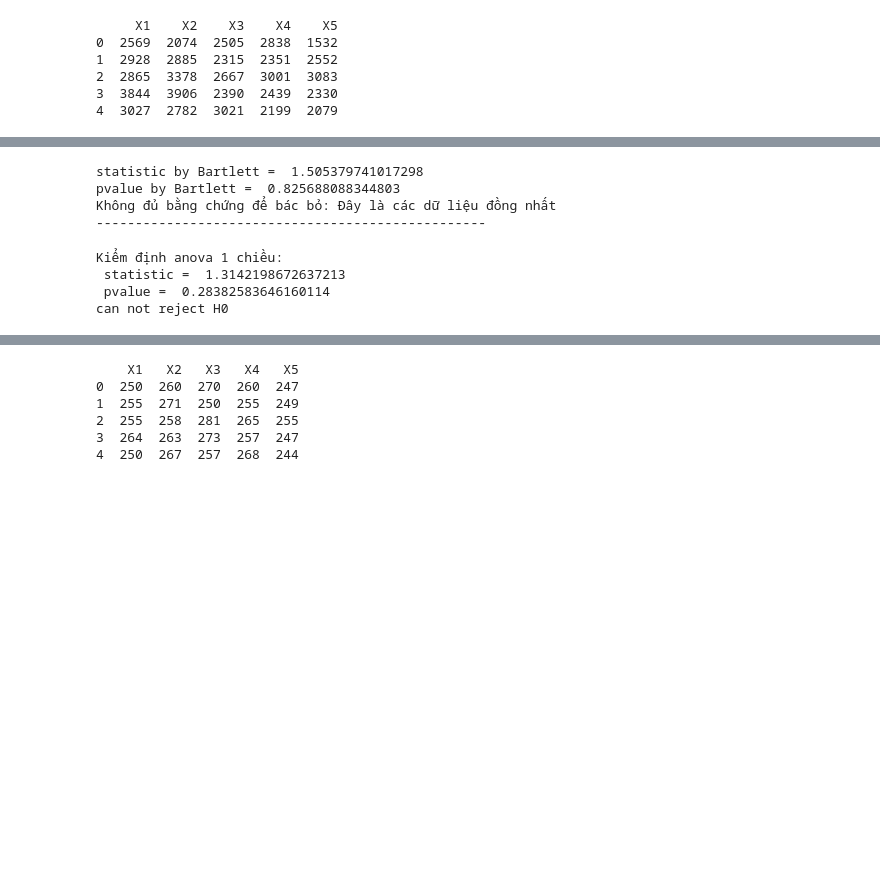
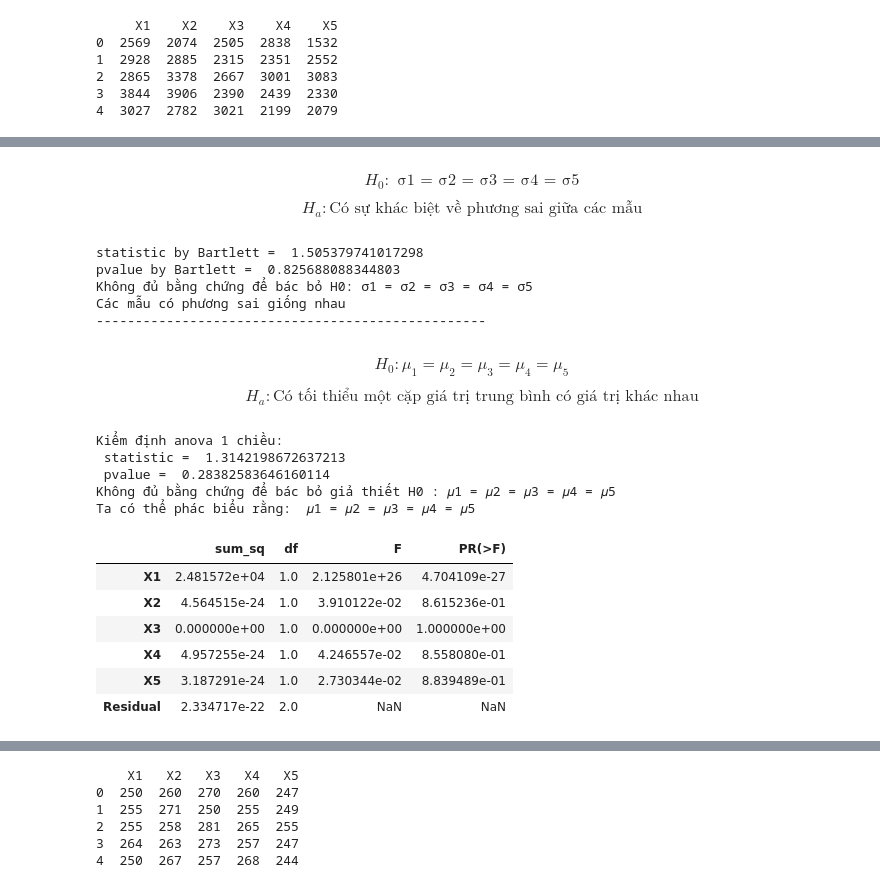
Before and after one commit to thucuyen127/testt, a Jupyter notebook: ANOVA_ONEWay5s.ipynb, the cells around one changed output, grey strips where cells are left out. Saved outputs shown, nothing was run; the diff lists cells and outputs as text; code cells hidden in the pictures; blank space fills up the shorter version.

```diff
--- a/ANOVA_ONEWay5s.ipynb
+++ b/ANOVA_ONEWay5s.ipynb
@@ -165,3 +201,6 @@ Không đủ bằng chứng để bác bỏ: Đây là dữ liệu phân phối
+# %% [markdown]
+$$H_{0}: \text{ σ1 =  σ2 =  σ3 =  σ4 = σ5}$$
+$$H_{a}: \text{Có sự khác biệt về phương sai giữa các mẫu}$$
 # %%
 #Code kiểm định tính đồng nhất về phương sai của các nhóm
 
@@ -169,28 +208,53 @@ st13, p13 = stats.bartlett(data2['X1'], data2['X2'], data2['X3'], data2['X4'], d
 print('statistic by Bartlett = ',st13)
 print('pvalue by Bartlett = ',p13)
 if (p13 > 0.05):
-    print('Không đủ bằng chứng để bác bỏ: Đây là các dữ liệu đồng nhất')
+    print('Không đủ bằng chứng để bác bỏ H0: σ1 = σ2 = σ3 = σ4 = σ5')
+    print('Các mẫu có phương sai giống nhau')
 else:
-    print('Đấy không phải là các dữ liệu đồng nhất')
+    print('Đã có đủ bằng chứng để bác bỏ giả thuyết Ho: σ1 = σ2 = σ3 = σ4 = σ5')
+    print('Đồng nghĩa với việc chúng ta chấp nhận giả thuyết Ha:')
+    print('Có sự khác biệt về phương sai giữa các mẫu')
 print('-'*50)
 # %% [output]
 statistic by Bartlett =  1.505379741017298
 pvalue by Bartlett =  0.825688088344803
-Không đủ bằng chứng để bác bỏ: Đây là các dữ liệu đồng nhất
+Không đủ bằng chứng để bác bỏ H0: σ1 = σ2 = σ3 = σ4 = σ5
+Các mẫu có phương sai giống nhau
 --------------------------------------------------
+# %% [markdown]
+$$H_{0}: \mu_{1} = \mu_{2} = \mu_{3} = \mu_{4} = \mu_{5}$$
+$$H_{a}: \text{Có tối thiểu một cặp giá trị trung bình có giá trị khác nhau}$$
 # %%
 #kiểm định anova 1 chiều
 statistic,pvalue = f_oneway(data2['X1'], data2['X2'], data2['X3'], data2['X4'], data2['X5'])
 print("Kiểm định anova 1 chiều: \n statistic = ",statistic,"\n pvalue = ",pvalue)
 if pvalue < 0.05:
-    print('reject H0')
+    print('Có đủ bằng chứng để bác bỏ 𝐻0 : 𝜇1 = 𝜇2 = 𝜇3 = 𝜇4 = 𝜇5 ')
+    print('Đồng nghĩa ta chấp nhận giả thiết Ha:')
+    print('𝐻𝑎:Có tối thiểu một cặp giá trị trung bình có giá trị khác nhau')
 else:
-      print('can not reject H0')
+    print('Không đủ bằng chứng để bác bỏ giả thiết H0 : 𝜇1 = 𝜇2 = 𝜇3 = 𝜇4 = 𝜇5')
+    print('Ta có thể phác biểu rằng:  𝜇1 = 𝜇2 = 𝜇3 = 𝜇4 = 𝜇5')
 # %% [output]
 Kiểm định anova 1 chiều:
  statistic =  1.3142198672637213
  pvalue =  0.28382583646160114
-can not reject H0
+Không đủ bằng chứng để bác bỏ giả thiết H0 : 𝜇1 = 𝜇2 = 𝜇3 = 𝜇4 = 𝜇5
+Ta có thể phác biểu rằng:  𝜇1 = 𝜇2 = 𝜇3 = 𝜇4 = 𝜇5
+# %%
+group = ["X1", "X2", "X3", "X4", "X5"]
+
+model = ols('X1 ~ X1 + X2 + X3 + X4 + X5', data=data2).fit()
+anova_table = sm.stats.anova_lm(model, typ=2)
+anova_table
+# %% [output]
+|  | sum_sq | df | F | PR(>F) |
+| X1 | 2.481572e+04 | 1.0 | 2.125801e+26 | 4.704109e-27 |
+| X2 | 4.564515e-24 | 1.0 | 3.910122e-02 | 8.615236e-01 |
+| X3 | 0.000000e+00 | 1.0 | 0.000000e+00 | 1.000000e+00 |
+| X4 | 4.957255e-24 | 1.0 | 4.246557e-02 | 8.558080e-01 |
+| X5 | 3.187291e-24 | 1.0 | 2.730344e-02 | 8.839489e-01 |
+| Residual | 2.334717e-22 | 2.0 | NaN | NaN |
 # %%
 #File owan03,owan04 có kích thước các series khác nhau
 print('Bởi kích thước của các series là khác nhau nên chúng ta không thể phân tích anova 1 chiều với file owan1.csv')
```
Also changed, not shown: parts of 57 cells of this notebook.
